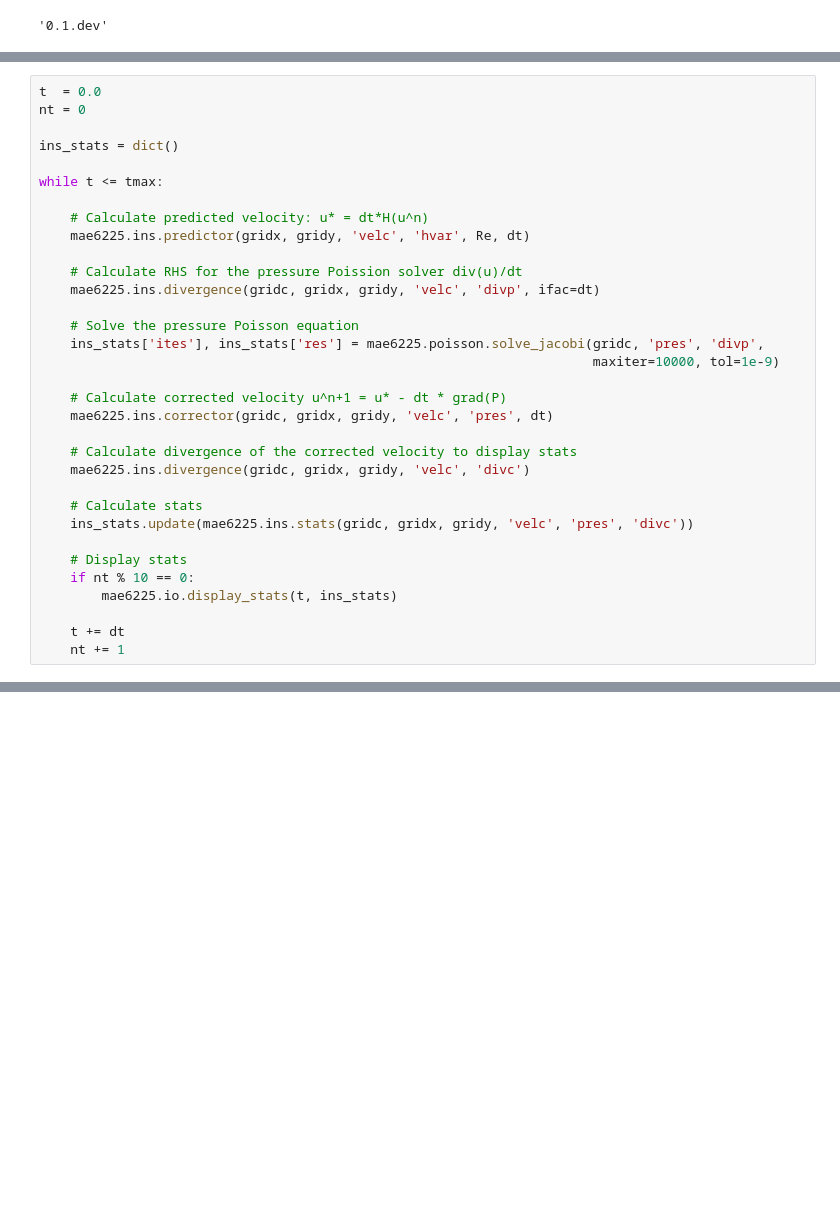
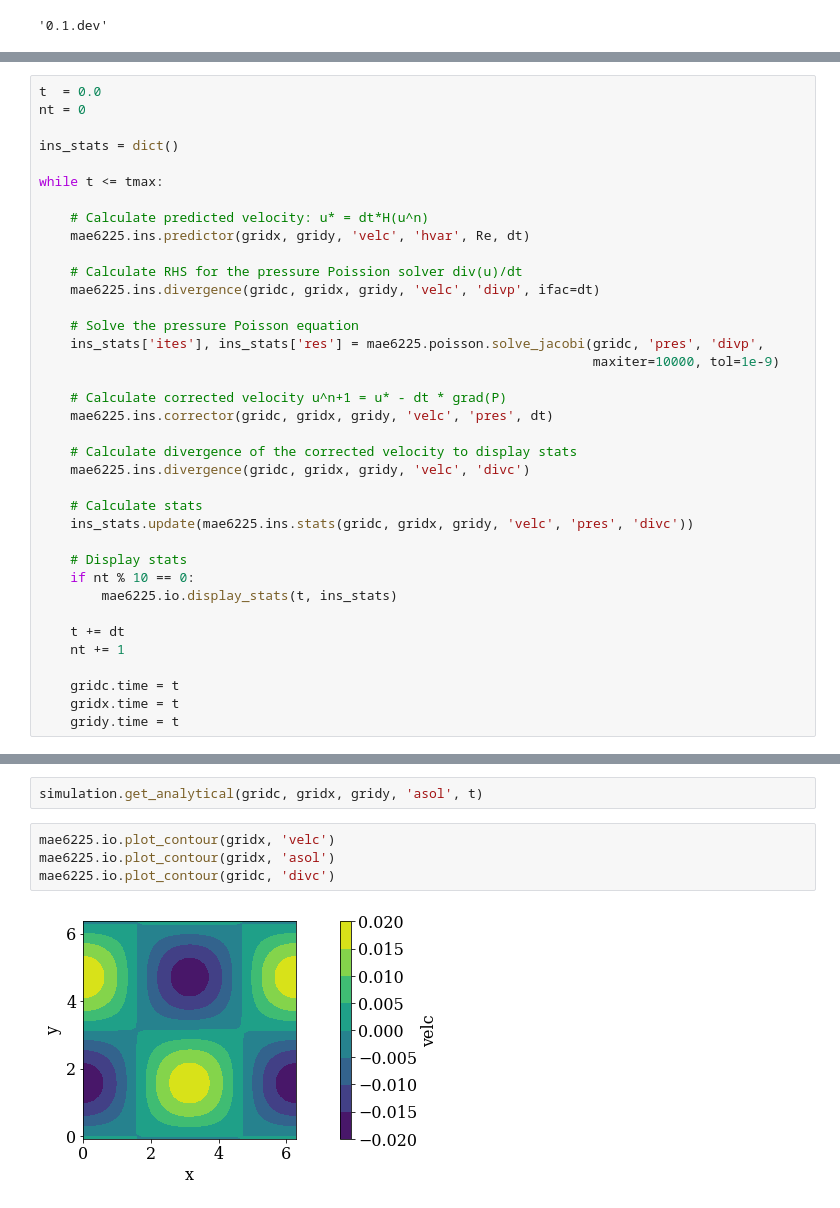
Before and after one commit to akashdhruv/FlowX, a Jupyter notebook: examples/ins/taylor_green_vortex/ins_euler_explicit.ipynb, the cells around one changed output, grey strips where cells are left out. Saved outputs shown, nothing was run; the diff lists cells and outputs as text; blank space fills up the shorter version.

```diff
--- a/examples/ins/taylor_green_vortex/ins_euler_explicit.ipynb
+++ b/examples/ins/taylor_green_vortex/ins_euler_explicit.ipynb
@@ -76,5 +89,9 @@ while t <= tmax:
 
     t += dt
     nt += 1
+
+    gridc.time = t
+    gridx.time = t
+    gridy.time = t
 # %% [output]
 ------------ Time = 0.0 ---------------
@@ -103,0 +114,8 @@ mae6225.io.plot_vector(gridx,gridy,'velc')
+# %%
+simulation.get_analytical(gridc, gridx, gridy, 'asol', t)
+# %%
+mae6225.io.plot_contour(gridx, 'velc')
+mae6225.io.plot_contour(gridx, 'asol')
+mae6225.io.plot_contour(gridc, 'divc')
+# %% [output]
+[figure, added]
```
Also changed, not shown: parts of 8 cells of this notebook, 3 other files.
